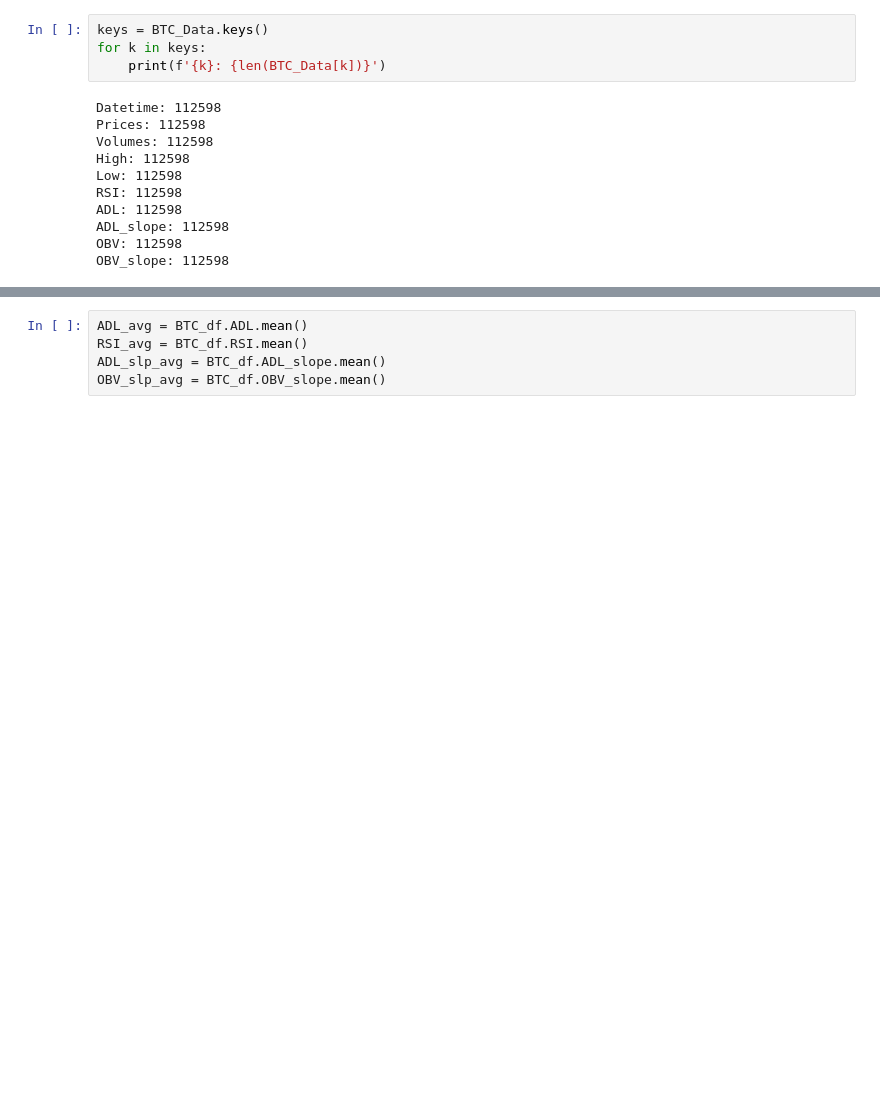
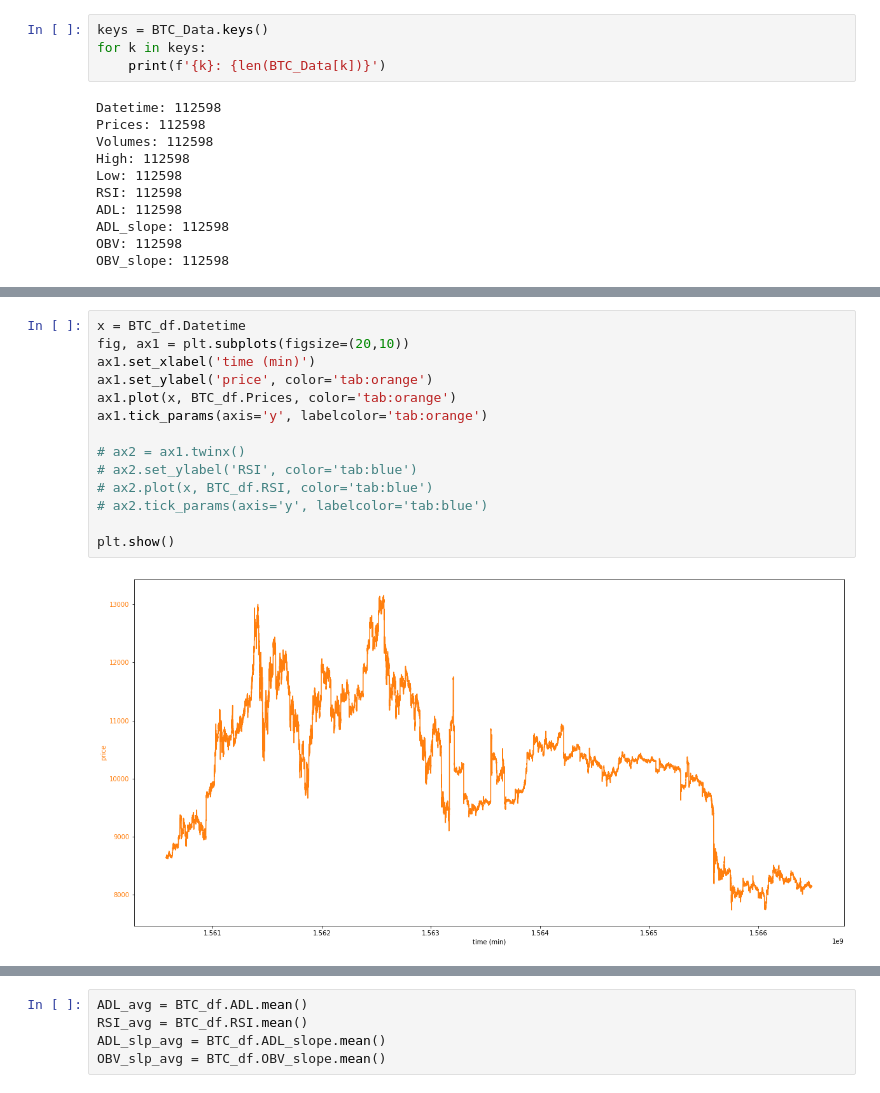
Before and after one commit to bnonni/LSTM, a Jupyter notebook: LSTM_Crypto_Predictor.ipynb, the cells around one changed output, grey strips where cells are left out. Cells and saved outputs as stored; diff of their text form; blank space fills up the shorter version.

```diff
--- a/LSTM_Crypto_Predictor.ipynb
+++ b/LSTM_Crypto_Predictor.ipynb
@@ -242,0 +288,16 @@ plt.show()
+# %%
+x = BTC_df.Datetime
+fig, ax1 = plt.subplots(figsize=(20,10))
+ax1.set_xlabel('time (min)')
+ax1.set_ylabel('price', color='tab:orange')
+ax1.plot(x, BTC_df.Prices, color='tab:orange')
+ax1.tick_params(axis='y', labelcolor='tab:orange')
+
+# ax2 = ax1.twinx()
+# ax2.set_ylabel('RSI', color='tab:blue')
+# ax2.plot(x, BTC_df.RSI, color='tab:blue')
+# ax2.tick_params(axis='y', labelcolor='tab:blue')
+
+plt.show()
+# %% [output]
+[figure, added]
```
Also changed, not shown: parts of 19 cells of this notebook, 5 other files.
